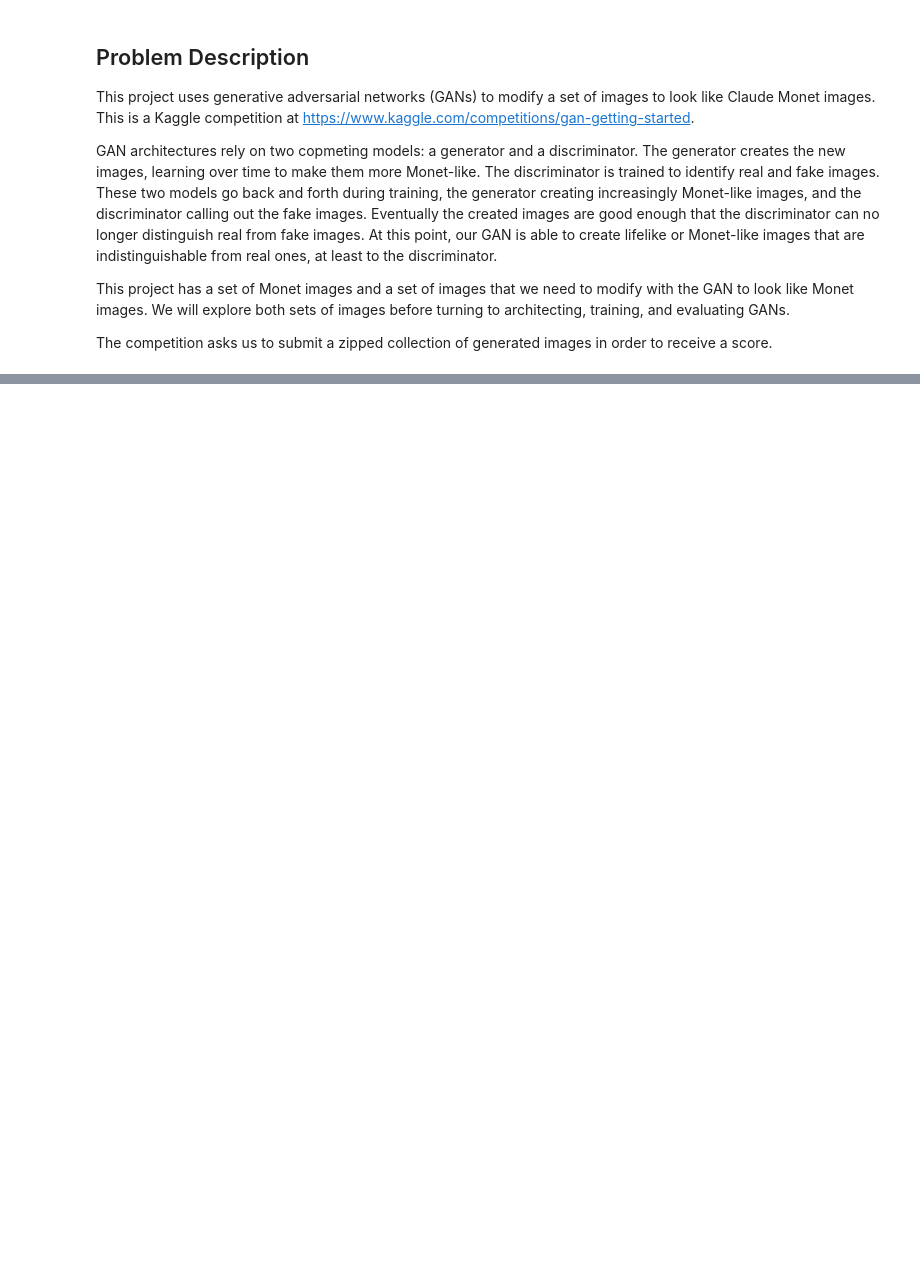
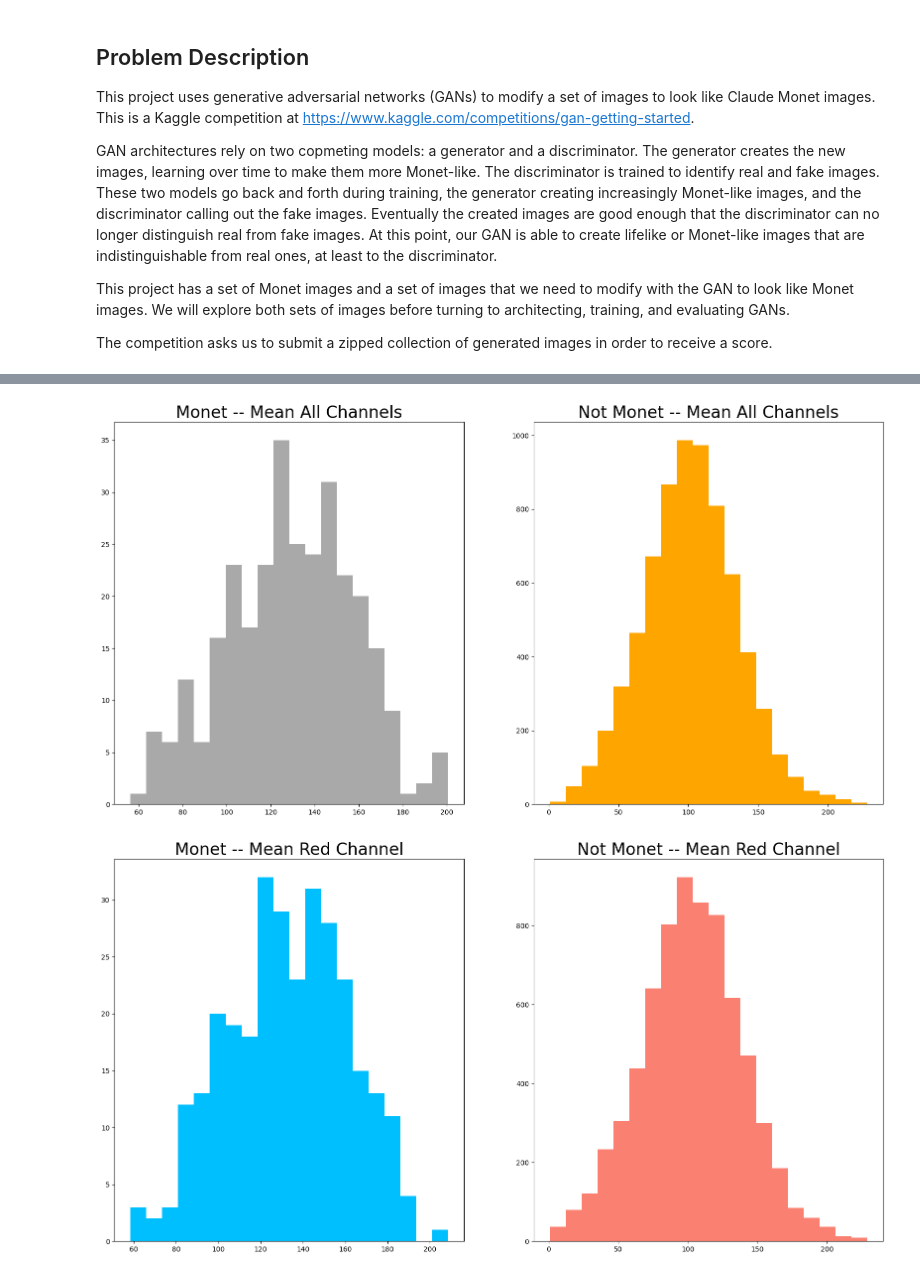
Before and after one commit to jhleakakos/msds-gan-monet-images, a Jupyter notebook: mo_monet_mo_problems.ipynb, the cells around one changed output, grey strips where cells are left out. Drawn from its saved outputs; the diff is of its cells as text; code cells hidden in the pictures; blank space fills up the shorter version.

```diff
--- a/mo_monet_mo_problems.ipynb
+++ b/mo_monet_mo_problems.ipynb
@@ -83,0 +270,54 @@ fig.tight_layout()
+# %%
+# Mean All
+fig, axes = plt.subplots(
+    1
+    , 2
+    , figsize=(20,10)
+)
+
+axes[0].hist(mean_all_channels_monet, bins=20, color='darkgray');
+axes[1].hist(mean_all_channels_photo, bins=20, color='orange');
+axes[0].set_title('Monet -- Mean All Channels', fontsize=24);
+axes[1].set_title('Not Monet -- Mean All Channels', fontsize=24);
+
+
+# Mean Red
+fig, axes = plt.subplots(
+    1
+    , 2
+    , figsize=(20,10)
+)
+
+axes[0].hist(mean_red_channel_monet, bins=20, color='deepskyblue');
+axes[1].hist(mean_red_channel_photo, bins=20, color='salmon');
+axes[0].set_title('Monet -- Mean Red Channel', fontsize=24);
+axes[1].set_title('Not Monet -- Mean Red Channel', fontsize=24);
+
+
+# Mean Green
+fig, axes = plt.subplots(
+    1
+    , 2
+    , figsize=(20,10)
+)
+
+axes[0].hist(mean_green_channel_monet, bins=20, color='darkgray');
+axes[1].hist(mean_green_channel_photo, bins=20, color='orange');
+axes[0].set_title('Monet -- Mean Green Channel', fontsize=24);
+axes[1].set_title('Not Monet -- Mean Green Channel', fontsize=24);
+
+
+# Mean Blue
+fig, axes = plt.subplots(
+    1
+    , 2
+    , figsize=(20,10)
+)
+
+axes[0].hist(mean_blue_channel_monet, bins=20, color='deepskyblue');
+axes[1].hist(mean_blue_channel_photo, bins=20, color='salmon');
+axes[0].set_title('Monet -- Mean Blue Channel', fontsize=24);
+axes[1].set_title('Not Monet -- Mean Blue Channel', fontsize=24);
+# %% [output]
+[figure, added]
+[figure, added]
```
Also changed, not shown: parts of 15 cells of this notebook.
